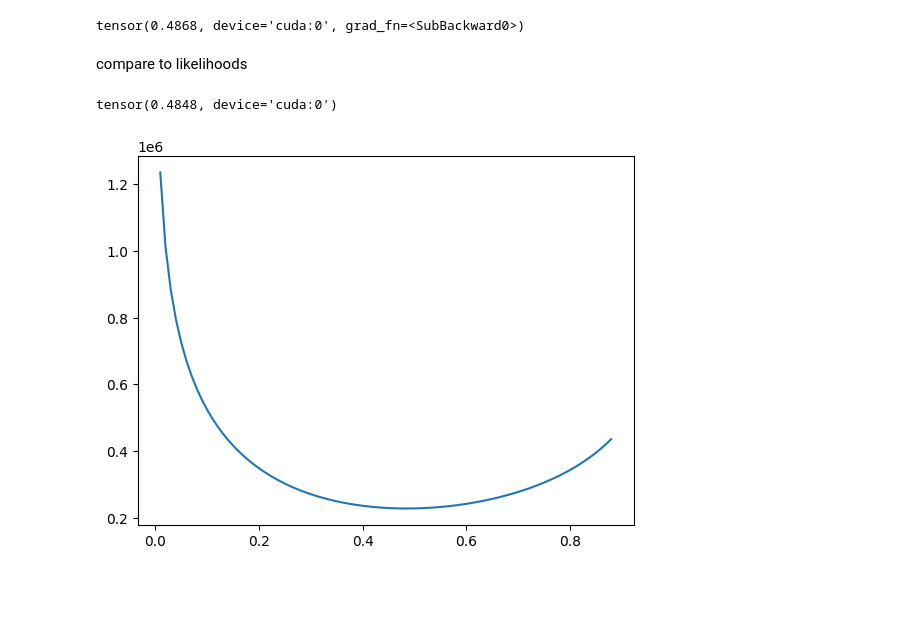
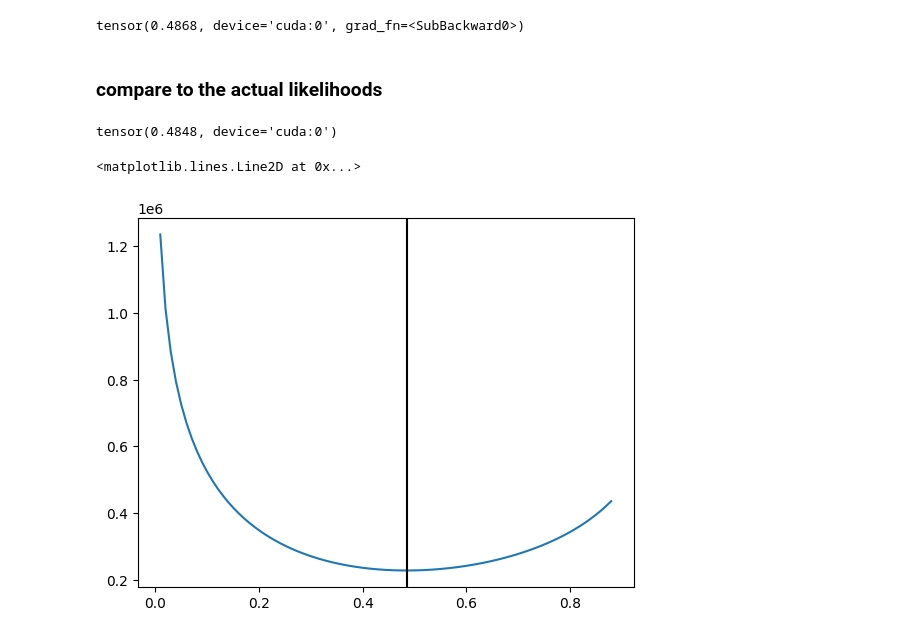
Before and after one commit to JanSchering/Thesis, a Jupyter notebook: si_model/SI_Experiment4.ipynb, the cells around one changed output. Cells and saved outputs as stored; diff of their text form; code cells hidden in the pictures; blank space fills up the shorter version.

```diff
--- a/si_model/SI_Experiment4.ipynb
+++ b/si_model/SI_Experiment4.ipynb
@@ -249,8 +249,8 @@ plt.show()
 print(beta)
 # %% [output]
 tensor(0.4868, device='cuda:0', grad_fn=<SubBackward0>)
-# %% [markdown]
-compare to likelihoods
+# %% [markdown]
+### compare to the actual likelihoods
 # %%
 betas = t.linspace(0.0, 1.0, 1000)
 betas = betas.cuda()
@@ -268,7 +268,9 @@ for beta in tqdm(betas):
 # %%
 plt.plot(betas.cpu(), t.tensor(likelihoods))
 min_l = min(likelihoods)
 print(betas[likelihoods.index(min_l)])
+plt.axvline(x=betas[likelihoods.index(min_l)].cpu(), color='black')
 # %% [output]
 tensor(0.4848, device='cuda:0')
+<matplotlib.lines.Line2D at 0x...>
-[figure, old version]
+[figure, new version]
```
